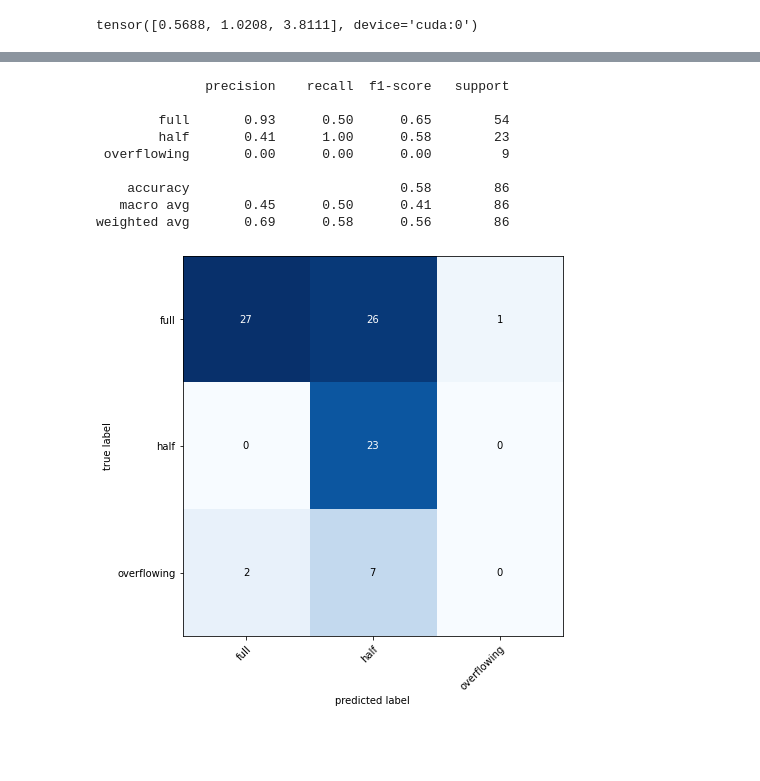
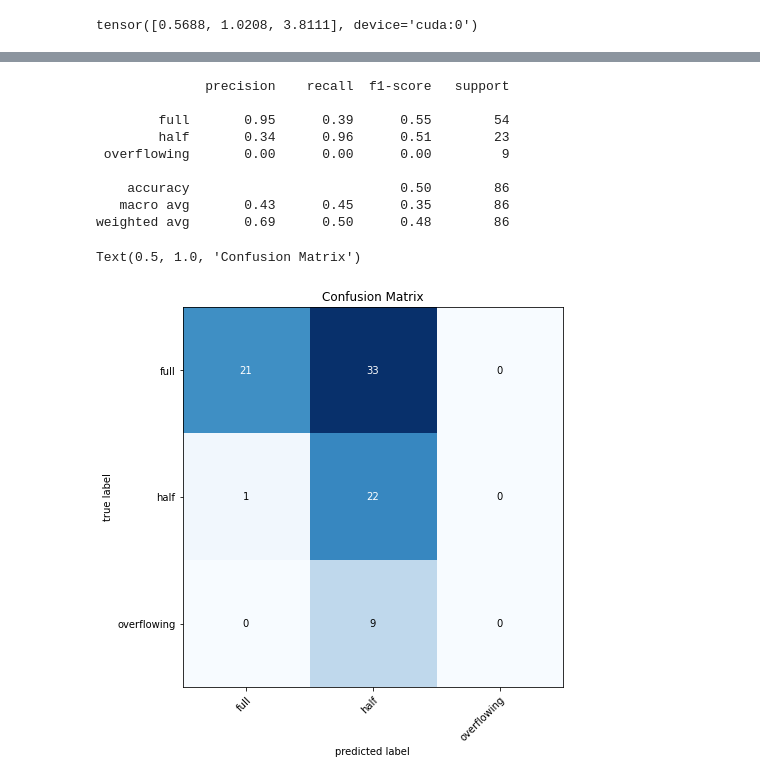
Before and after one commit to emirhansilsupur/water-bottle-image-classification, a Jupyter notebook: water_bottle_clf.ipynb, the cells around one changed output, grey strips where cells are left out. Saved outputs shown, nothing was run; the diff lists cells and outputs as text; code cells hidden in the pictures; blank space fills up the shorter version.

```diff
--- a/water_bottle_clf.ipynb
+++ b/water_bottle_clf.ipynb
@@ -231,18 +231,18 @@ class WaterBottleModel(nn.Module):
         super().__init__()
         self.layer_block_1 = nn.Sequential(
             nn.Conv2d(in_channels=input_shape,out_channels=hidden_units,kernel_size=3),
-            nn.Dropout(),
+            nn.Dropout(p=0.2),
             nn.ReLU(),
             nn.Conv2d(in_channels=hidden_units,out_channels=hidden_units,kernel_size=3),
-            nn.Dropout(),
+            nn.Dropout(p=0.2),
             nn.ReLU(),
             nn.MaxPool2d(kernel_size=2,stride=2))
         self.layer_block_2 = nn.Sequential(
             nn.Conv2d(in_channels=hidden_units,out_channels=hidden_units,kernel_size=3),
-            nn.Dropout(),
+            nn.Dropout(p=0.2),
             nn.ReLU(),
             nn.Conv2d(in_channels=hidden_units,out_channels=hidden_units,kernel_size=3),
-            nn.Dropout(),
+            nn.Dropout(p=0.2),
             nn.ReLU(),
             nn.MaxPool2d(kernel_size=2,stride=2))
         self.clf = nn.Sequential(
@@ -472,25 +474,27 @@ print(clf_report)
 # %% [output]
               precision    recall  f1-score   support
 
-        full       0.93      0.50      0.65        54
-        half       0.41      1.00      0.58        23
+        full       0.95      0.39      0.55        54
+        half       0.34      0.96      0.51        23
  overflowing       0.00      0.00      0.00         9
 
-    accuracy                           0.58        86
-   macro avg       0.45      0.50      0.41        86
-weighted avg       0.69      0.58      0.56        86
+    accuracy                           0.50        86
+   macro avg       0.43      0.45      0.35        86
+weighted avg       0.69      0.50      0.48        86
 # %%
 from mlxtend.plotting import plot_confusion_matrix
 from torchmetrics import ConfusionMatrix
 
 
 confmat = ConfusionMatrix(num_classes=len(train_data_transformed.classes), task="multiclass")
 confmat_tensor = confmat(preds=y_pred_tensor,target=torch.from_numpy(targets).type(torch.float)
                          )
 
 fig, ax = plot_confusion_matrix(
     conf_mat=confmat_tensor.numpy(),
     class_names=train_data_transformed.classes, #
     figsize=(10, 7))
+ax.set_title("Confusion Matrix")
 # %% [output]
+Text(0.5, 1.0, 'Confusion Matrix')
-[figure, old version]
+[figure, new version]
```
Also changed, not shown: parts of 8 cells of this notebook.
